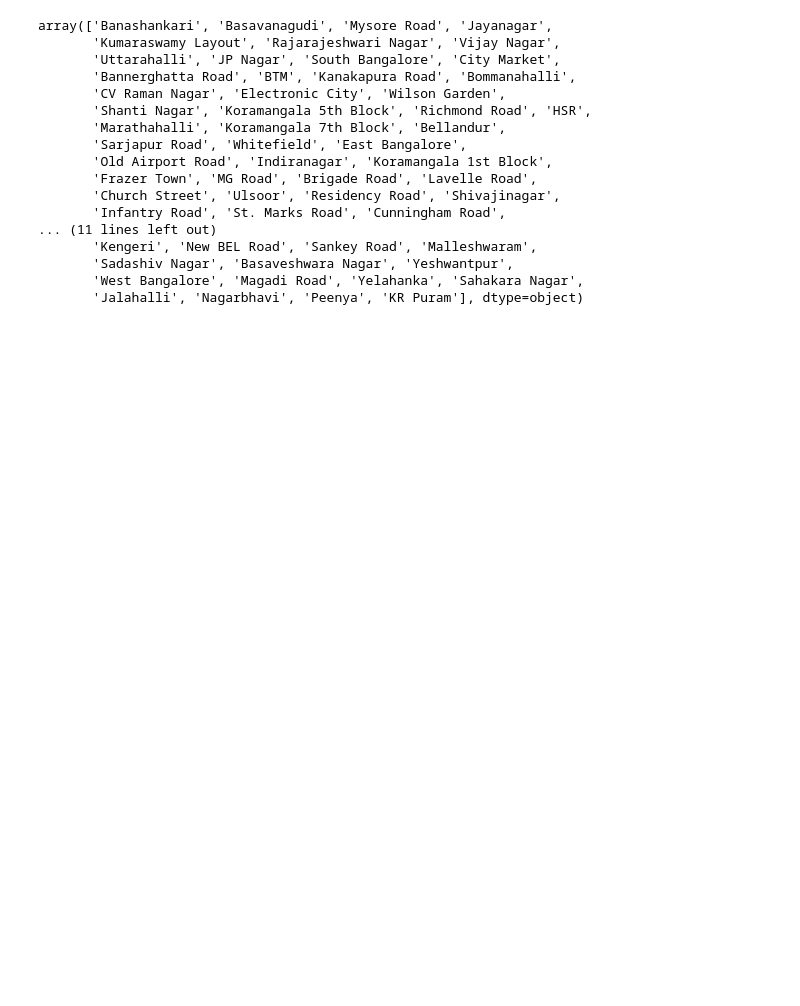
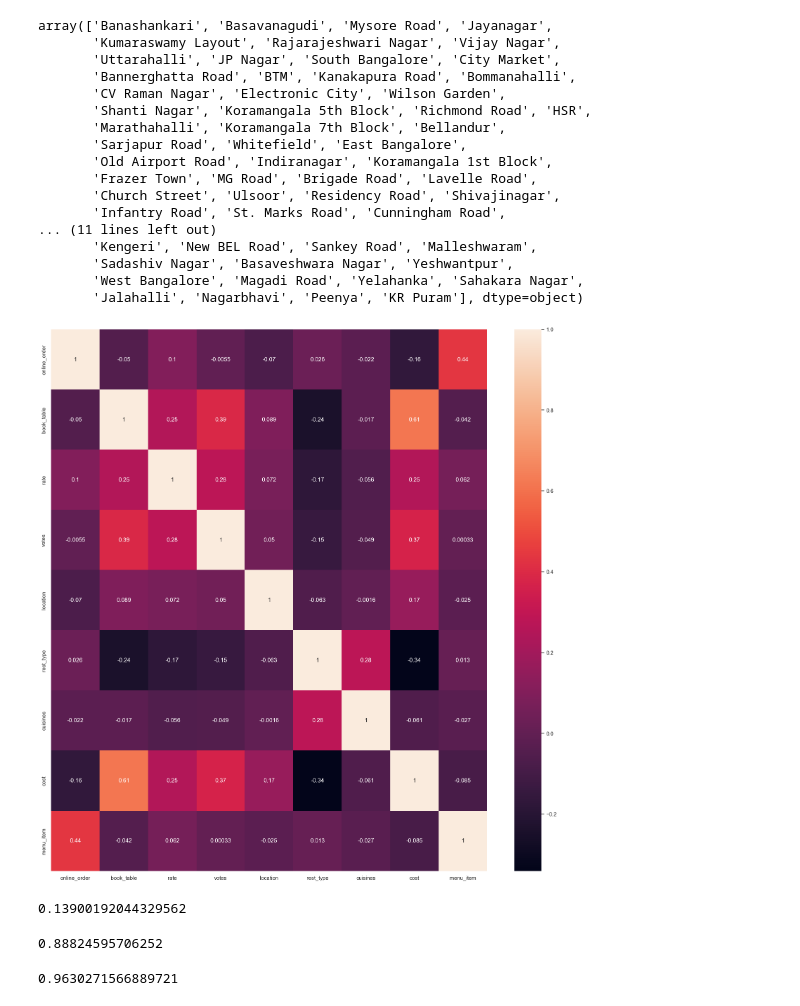
Before and after one commit to ups1610/internship_project_ineuron, a Jupyter notebook: notebooks/rating_EDA.ipynb, the cells around one changed output. Drawn from its saved outputs; the diff is of its cells as text; code cells hidden in the pictures; blank space fills up the shorter version.

Commit message:
recommendation EDA/model building done

```diff
--- a/notebooks/rating_EDA.ipynb
+++ b/notebooks/rating_EDA.ipynb
@@ -421,3 +424,15 @@ array(['Banashankari', 'Basavanagudi', 'Mysore Road', 'Jayanagar',
        'Sadashiv Nagar', 'Basaveshwara Nagar', 'Yeshwantpur',
        'West Bangalore', 'Magadi Road', 'Yelahanka', 'Sahakara Nagar',
        'Jalahalli', 'Nagarbhavi', 'Peenya', 'KR Puram'], dtype=object)
+# %%
+df.location = encoder.fit_transform(df.location)
+df.rest_type = encoder.fit_transform(df.rest_type)
+df.cuisines = encoder.fit_transform(df.cuisines)
+# %%
+my_data = df.iloc[:,[2,3,4,5,6,7,9,10,12]]
+# %%
+plt.figure(figsize = (20,20))
+sns.heatmap(my_data.corr(), annot = True)
+plt.show()
+# %% [output]
+[figure, added]
@@ -423,0 +445,42 @@ array(['Banashankari', 'Basavanagudi', 'Mysore Road', 'Jayanagar',
+# %%
+from sklearn.linear_model import LinearRegression
+lr = LinearRegression()
+lr.fit(X_train,y_train)
+
+#predict the test set
+y_pred = lr.predict(X_test)
+
+## Evaluate the model
+from sklearn.metrics import r2_score
+print(r2_score(y_test, y_pred))
+# %% [output]
+0.13900192044329562
+# %%
+from sklearn.tree import DecisionTreeRegressor
+dtr = DecisionTreeRegressor(min_samples_leaf=0.01)
+
+dtr.fit(X_train,y_train)
+
+# Predict the test ser
+y_pred  = dtr.predict(X_test)
+
+# Evaluate the model performance
+from sklearn.metrics import r2_score
+
+print(r2_score(y_test,y_pred))
+# %% [output]
+0.88824595706252
+# %%
+from sklearn.ensemble import RandomForestRegressor
+rfr = RandomForestRegressor(n_estimators=650,random_state=245,min_samples_leaf=.0001)
+rfr.fit(X_train,y_train)
+
+# Predict the test ser
+y_pred  = rfr.predict(X_test)
+
+# Evaluate the model performance
+from sklearn.metrics import r2_score
+
+print(r2_score(y_test,y_pred))
+# %% [output]
+0.9630271566889721
```
Also changed, not shown: parts of 8 cells of this notebook, 12 other files.
